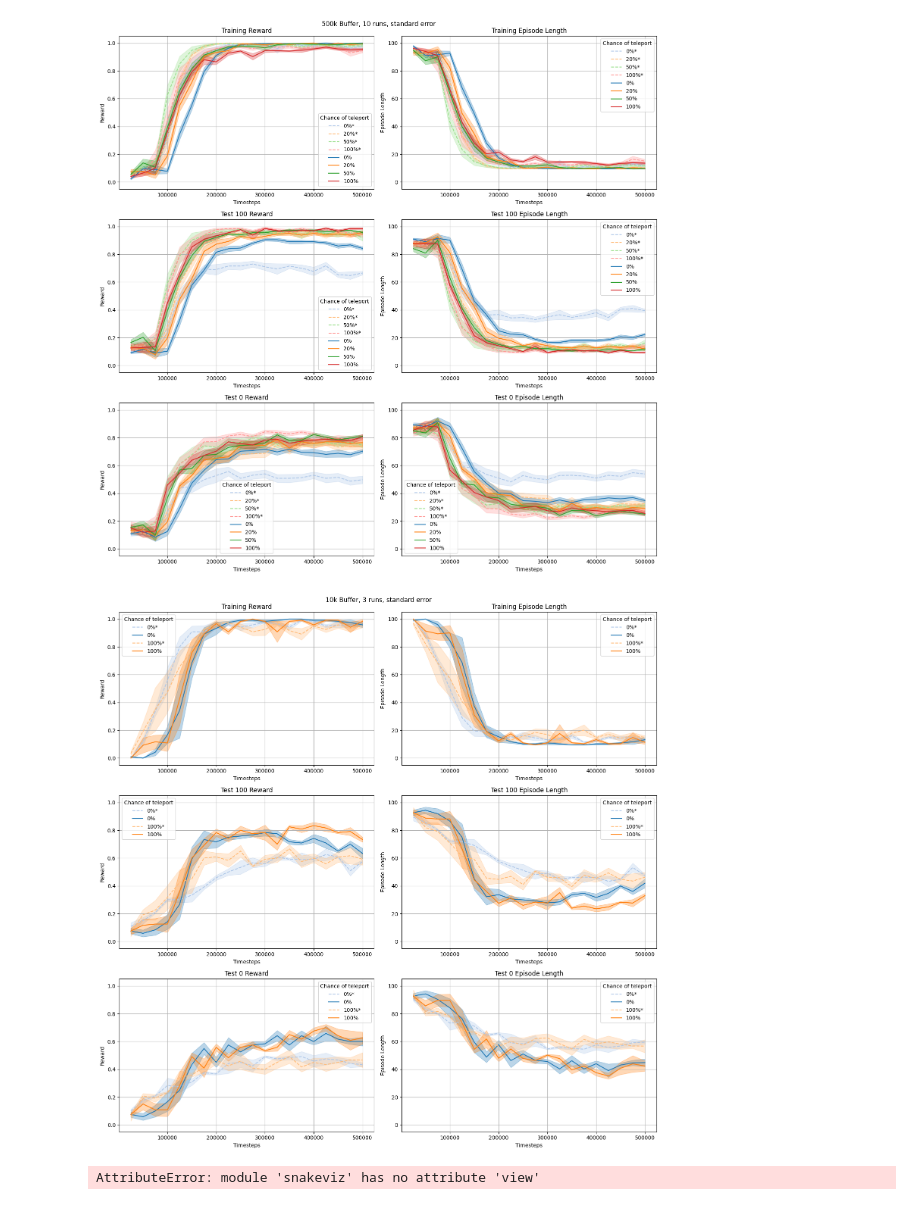
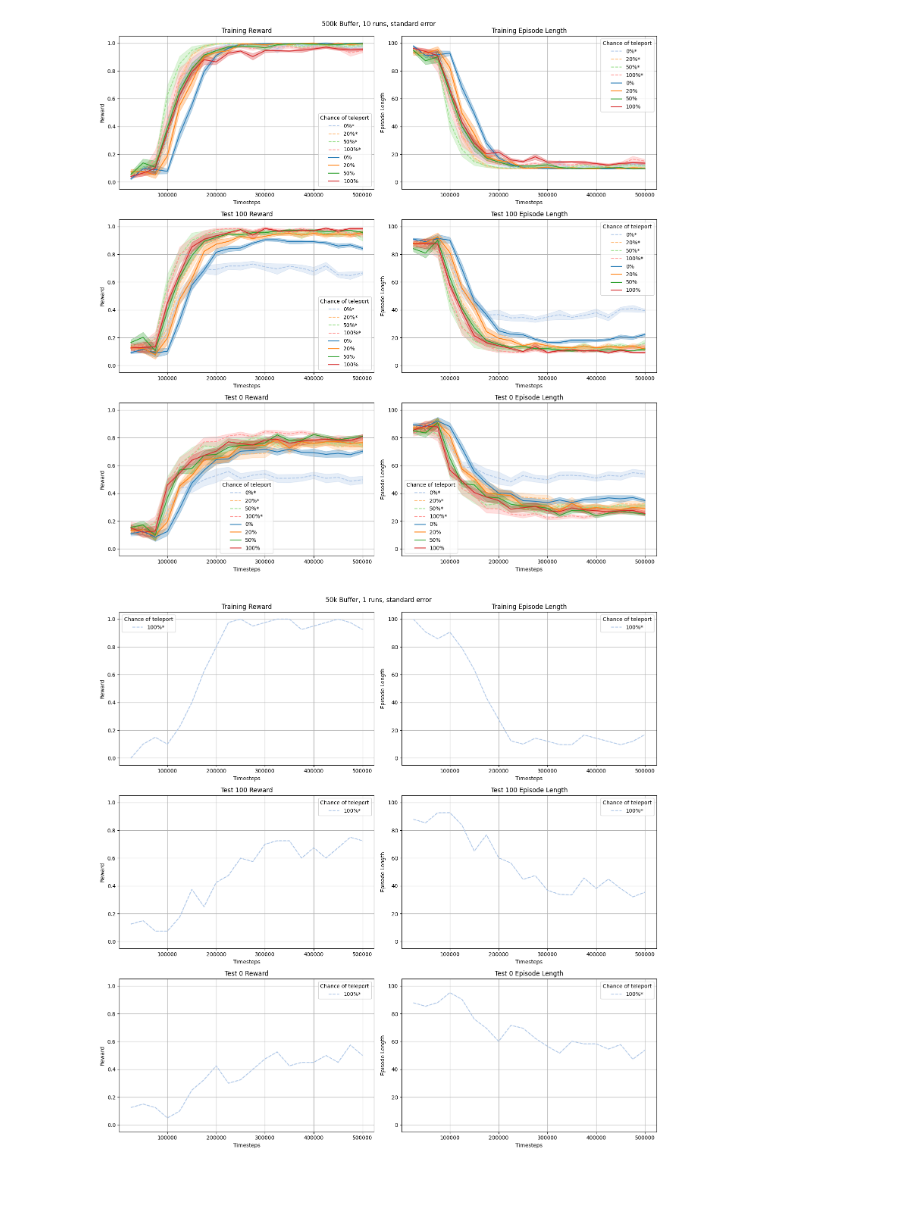
Before and after one commit to felixk29/fix_her, a Jupyter notebook: experiments/visualization.ipynb, the cells around one changed output. Cells and saved outputs as stored; diff of their text form; code cells hidden in the pictures.

Commit message:
added randomwalk etc

```diff
--- a/experiments/visualization.ipynb
+++ b/experiments/visualization.ipynb
@@ -9,10 +9,10 @@ import numpy as np
 buffersize=500 #in k
 runs=10
 
-base_log=f'./logs/tpchance_b{buffersize}k'
+random_walk_path=f'./logs/tpchance_b{buffersize}k'
 
 def load_data(env, name):
-    tmp=[np.load(f"{base_log}/{name}_{name}/{env}/{i}/evaluations.npz") for i in range(0,runs)]
+    tmp=[np.load(f"{random_walk_path}/{name}_{name}/{env}/{i}/evaluations.npz") for i in range(0,runs)]
     dt={}
     dt['results']=np.array([np.mean(i['results'],axis=1) for i in tmp])
     dt['ep_lengths']=np.array([np.mean(i['ep_lengths'],axis=1) for i in tmp])
@@ -90,16 +90,16 @@ import matplotlib as mpl
 
 import numpy as np
 
-buffersize=500 #in k
+buffersize=50 #in k
 runs=10
 
-base_log=f'./logs/tpchance_b{buffersize}k'
+random_walk_path=f'./logs/tpchance_b{buffersize}k'
 
 def load_data(env, name, epsilon=1.0):
     if epsilon==1.0:
-        tmp=[np.load(f"{base_log}/{name}_{name}/{env}/{i}/evaluations.npz") for i in range(0,runs)]
+        tmp=[np.load(f"{random_walk_path}/{name}_{name}/{env}/{i}/evaluations.npz") for i in range(0,runs)]
     else:
-        tmp=[np.load(f"{base_log}/{name}_{name}_e0{round(epsilon*10)}/{env}/{i}/evaluations.npz") for i in range(0,runs)]
+        tmp=[np.load(f"{random_walk_path}/{name}_{name}_e0{round(epsilon*10)}/{env}/{i}/evaluations.npz") for i in range(0,runs)]
     dt={}
     dt['results']=np.array([np.mean(i['results'],axis=1) for i in tmp])
     dt['ep_lengths']=np.array([np.mean(i['ep_lengths'],axis=1) for i in tmp])
@@ -197,16 +197,18 @@ import matplotlib as mpl
 
 import numpy as np
 
-buffersize=10 #in k
-runs=3
+buffersize=50 #in k
+runs=1
 
-base_log=f'./logs/hergo_b{buffersize}k'
+random_walk_path=f'./logs/hergo_b{buffersize}k'
+
+
 
 def load_data(env, name, epsilon=1.0):
     if epsilon==1.0:
-        tmp=[np.load(f"{base_log}/{name}/{env}/{i}/evaluations.npz") for i in range(runs)]
+        tmp=[np.load(f"{random_walk_path}/{name}/{env}/{i}/evaluations.npz") for i in range(runs)]
     else:
-        tmp=[np.load(f"{base_log}/{name}_e{round(epsilon*100)}/{env}/{i}/evaluations.npz") for i in range(runs)]
+        tmp=[np.load(f"{random_walk_path}/{name}_e{round(epsilon*100)}/{env}/{i}/evaluations.npz") for i in range(runs)]
 
     dt={}
     dt['results']=np.array([np.mean(i['results'],axis=1) for i in tmp])
@@ -267,44 +269,33 @@ def plot(ax, dt, title,name, ylabel, ydata, type='se', extra={}):
     ax.set_ylabel(ylabel)
     ax.set_xlabel('Timesteps')
     ax.legend(title='Chance of teleport')
     ax.grid(True)
 
 fig, ax = plt.subplots(3,2, figsize=(15,15))
 
 fig.suptitle(f"{buffersize}k Buffer, {runs} runs, standard error")
 
-for name in ['0.0','1.0']:
-    for eps in [0.1,1.0]:
+for name in ['1.0']:
+    for eps in [0.1]:
         results={}
         for env in ['tr', '0', '100']:
             results[env]=load_data(env,name,eps)
 
         extra={}
 
         if eps==0.1:
             extra['suffix']='*'
             extra['dashed']=True
 
         plot(ax[0,0],results['tr'], 'Training Reward',name,'Reward','results', extra=extra)
         plot(ax[0,1],results['tr'], 'Training Episode Length',name, 'Episode Length','ep_lengths', extra=extra)
 
         plot(ax[1,0],results['100'], 'Test 100 Reward',name,'Reward','results', extra=extra)
         plot(ax[1,1],results['100'], 'Test 100 Episode Length',name, 'Episode Length','ep_lengths', extra=extra)
 
         plot(ax[2,0],results['0'], 'Test 0 Reward',name,'Reward','results', extra=extra)
         plot(ax[2,1],results['0'], 'Test 0 Episode Length',name, 'Episode Length','ep_lengths', extra=extra)
 
 plt.tight_layout()
 # %% [output]
-[figure, old version]
+[figure, new version]
-# %%
-### VISUALIZING PROFILING
-
-import snakeviz
-import cProfile
-import pstats
-
-path='./logs/hergo_50k/1.0/profile_0.prof'
-snakeviz.view(path)
-# %% [output]
-AttributeError: module 'snakeviz' has no attribute 'view'
```
Also changed, not shown: parts of 1 cell of this notebook, 8 other files.
